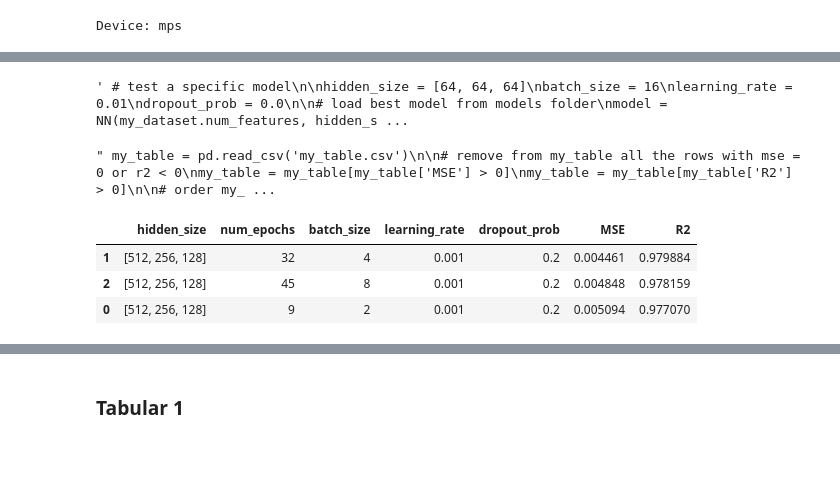
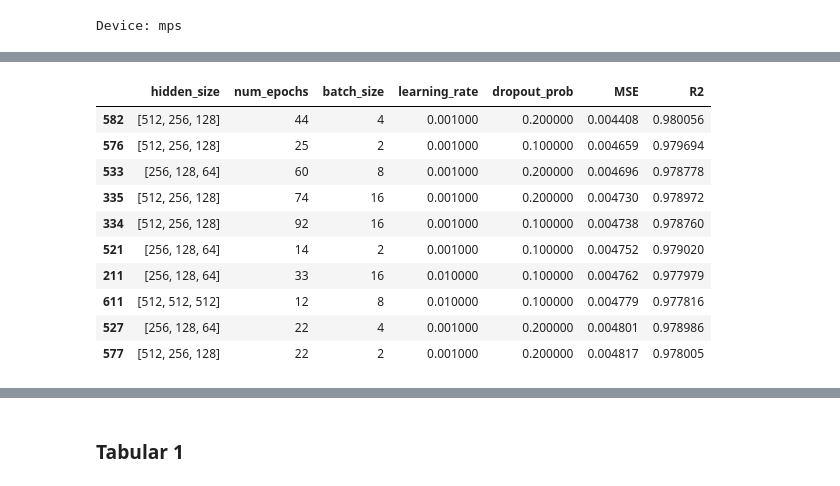
Before and after one commit to nicolopizzo/data-analytics, a Jupyter notebook: analysis.ipynb, the cells around one changed output, grey strips where cells are left out. Cells and saved outputs as stored; diff of their text form; code cells hidden in the pictures; blank space fills up the shorter version.

```diff
--- a/analysis.ipynb
+++ b/analysis.ipynb
@@ -1326,50 +1355,2 @@ R2: 0.9798839658751146
-# %%
-""" # test a specific model
-
-hidden_size = [64, 64, 64]
-batch_size = 16
-learning_rate = 0.01
-dropout_prob = 0.0
-
-# load best model from models folder
-model = NN(my_dataset.num_features, hidden_size, dropout_prob)
-
-model.load_state_dict(torch.load('models/dim:'+str(hidden_size)+'-ep:'+str(200)+'-bs:'+str(batch_size)+'-lr:'+str(learning_rate)))
-model.eval()
-
-# test best model
-mse, y_t, y_p = test_model(model, criterion, test_loader, device)
-print("\nMSE: {}".format(mse))
-r2 = r2_score(y_t.cpu().detach().numpy(), y_p.cpu().detach().numpy())
-print("R2: {}".format(r2)) """
-# %% [output]
-' # test a specific model\n\nhidden_size = [64, 64, 64]\nbatch_size = 16\nlearning_rate = 0.01\ndropout_prob = 0.0\n\n# load best model from models folder\nmodel = NN(my_dataset.num_features, hidden_s ...
 # %%
 my_table.to_csv('my_table2.csv', index=False)
-# %%
-""" my_table = pd.read_csv('my_table.csv')
-
-# remove from my_table all the rows with mse = 0 or r2 < 0
-my_table = my_table[my_table['MSE'] > 0]
-my_table = my_table[my_table['R2'] > 0]
-
-# order my_table by batch_size, learning_rate, dropout_prob
-my_table = my_table.sort_values(by=['batch_size', 'learning_rate'])
-
-display(my_table.head(10))
-
-my_table.to_csv('my_table3.csv', index=False)
-
-my_table = pd.read_csv('my_table3.csv')
-
-# convert my_table_hidden_size to list of tuples
-my_table['hidden_size'] = my_table['hidden_size'].apply(lambda x: ast.literal_eval(x))
-
-# order my_table by lambda x: ast.literal_eval(x)[0]
-my_table = my_table.sort_values(by=['hidden_size'])
-
-display(my_table.head(10))
-
-my_table.to_csv('my_table4.csv', index=False) """
-# %% [output]
-" my_table = pd.read_csv('my_table.csv')\n\n# remove from my_table all the rows with mse = 0 or r2 < 0\nmy_table = my_table[my_table['MSE'] > 0]\nmy_table = my_table[my_table['R2'] > 0]\n\n# order my_ ...
@@ -1376,14 +1363,18 @@ my_table.to_csv('my_table4.csv', index=False) """
 # %%
-# apply green color to first 10 min MSE
-# my_table.style.applymap(lambda x: 'background-color: red' if x == my_table['MSE'].min() else '', subset=['MSE']).applymap(lambda x: 'background-color: green' if x < 0.0063 else '', subset=['MSE'])
-
-# print first min MSE
-my_table.sort_values(by=['MSE']).head(20)
+my_table = pd.read_csv('my_table.csv')
+my_table.sort_values(by=['MSE']).head(10).style.applymap(lambda x: 'background-color: red' if x == my_table['MSE'].min() else '', subset=['MSE']).applymap(lambda x: 'background-color: green' if x > 0.9790 else '', subset=['R2'])
 # %% [output]
 |  | hidden_size | num_epochs | batch_size | learning_rate | dropout_prob | MSE | R2 |
-| 1 | [512, 256, 128] | 32 | 4 | 0.001 | 0.2 | 0.004461 | 0.979884 |
-| 2 | [512, 256, 128] | 45 | 8 | 0.001 | 0.2 | 0.004848 | 0.978159 |
-| 0 | [512, 256, 128] | 9 | 2 | 0.001 | 0.2 | 0.005094 | 0.977070 |
+| 582 | [512, 256, 128] | 44 | 4 | 0.001000 | 0.200000 | 0.004408 | 0.980056 |
+| 576 | [512, 256, 128] | 25 | 2 | 0.001000 | 0.100000 | 0.004659 | 0.979694 |
+| 533 | [256, 128, 64] | 60 | 8 | 0.001000 | 0.200000 | 0.004696 | 0.978778 |
+| 335 | [512, 256, 128] | 74 | 16 | 0.001000 | 0.200000 | 0.004730 | 0.978972 |
+| 334 | [512, 256, 128] | 92 | 16 | 0.001000 | 0.100000 | 0.004738 | 0.978760 |
+| 521 | [256, 128, 64] | 14 | 2 | 0.001000 | 0.100000 | 0.004752 | 0.979020 |
+| 211 | [256, 128, 64] | 33 | 16 | 0.010000 | 0.100000 | 0.004762 | 0.977979 |
+| 611 | [512, 512, 512] | 12 | 8 | 0.010000 | 0.100000 | 0.004779 | 0.977816 |
+| 527 | [256, 128, 64] | 22 | 4 | 0.001000 | 0.200000 | 0.004801 | 0.978986 |
+| 577 | [512, 256, 128] | 22 | 2 | 0.001000 | 0.200000 | 0.004817 | 0.978005 |
 # %%
 # plot x = [hidden_size, num_epochs, batch_size, learning_rate, dropout_prob], y = MSE
 fig, axs = plt.subplots(nrows=4, ncols=1, figsize=(25, 20))
```
Also changed, not shown: parts of 29 cells of this notebook, 1 other file.
